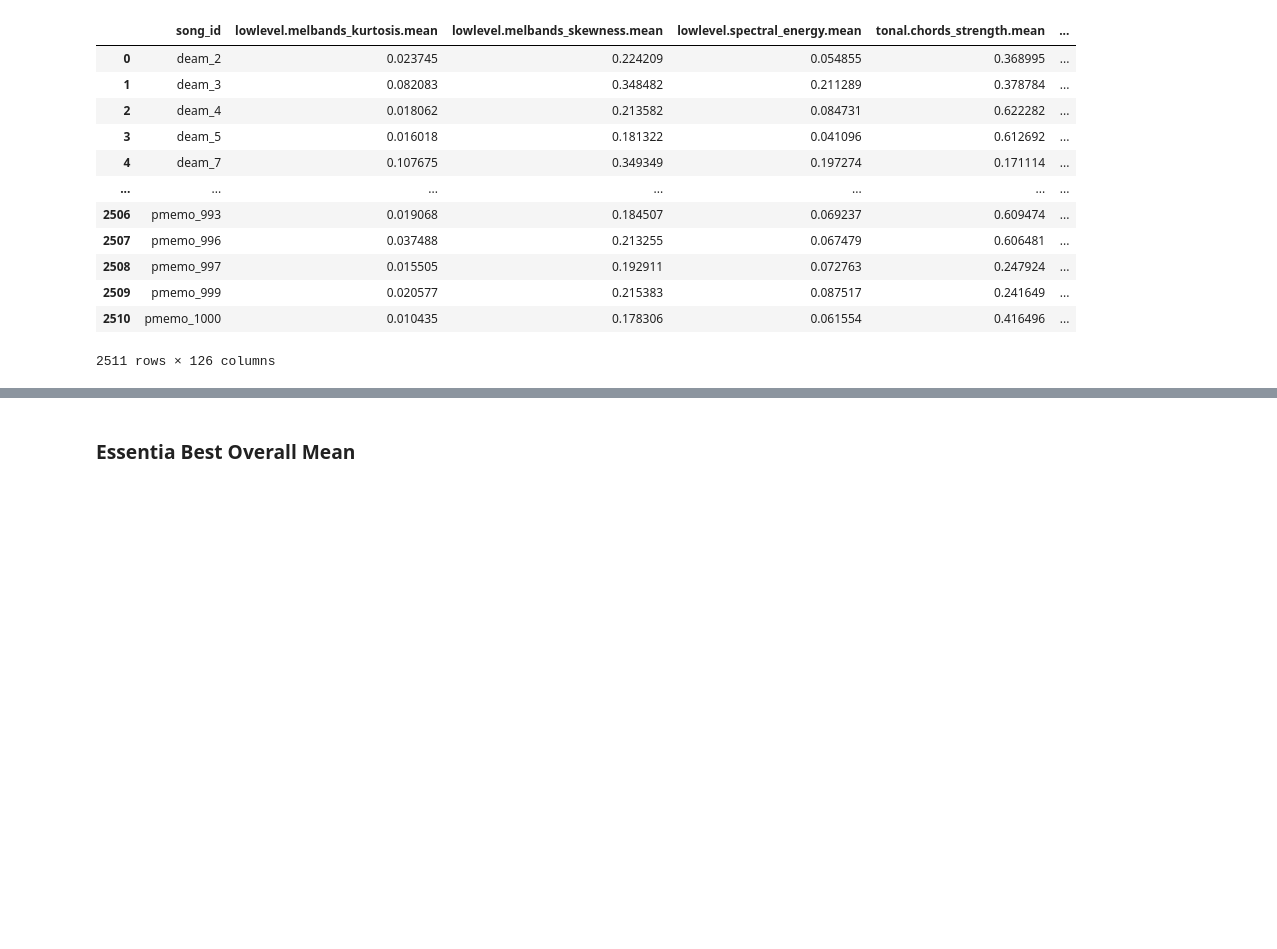
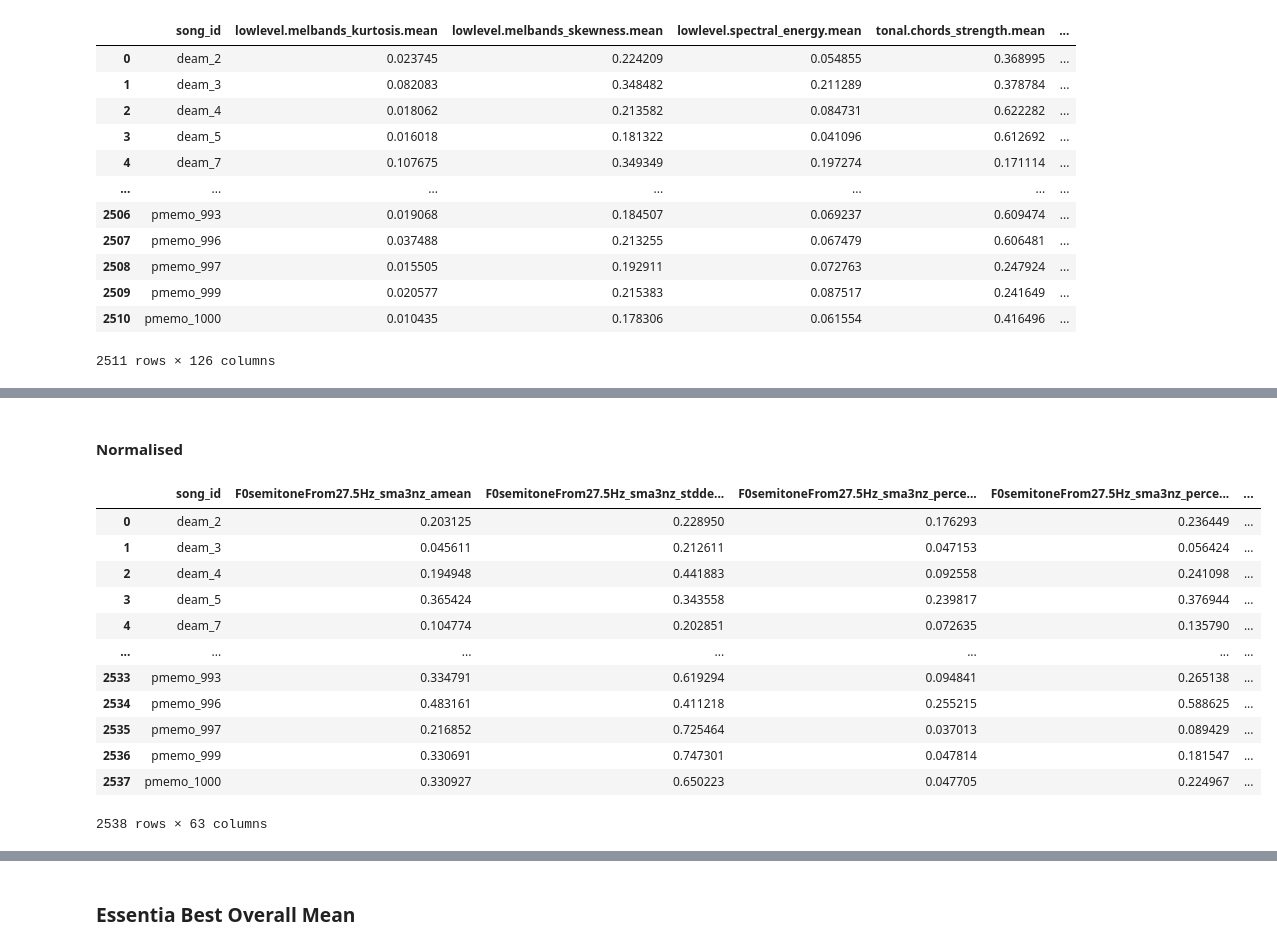
Before and after one commit to Fe-56/CDeeS, a Jupyter notebook: notebooks/dataset_combination.ipynb, the cells around one changed output, grey strips where cells are left out. Saved outputs shown, nothing was run; the diff lists cells and outputs as text; code cells hidden in the pictures; blank space fills up the shorter version.

```diff
--- a/notebooks/dataset_combination.ipynb
+++ b/notebooks/dataset_combination.ipynb
@@ -250,0 +463,18 @@ df_combined_normalised
+# %% [markdown]
+#### Normalised
+# %%
+df_combined_normalised
+# %% [output]
+|  | song_id | F0semitoneFrom27.5Hz_sma3nz_amean | F0semitoneFrom27.5Hz_sma3nz_stdde... | F0semitoneFrom27.5Hz_sma3nz_perce... | F0semitoneFrom27.5Hz_sma3nz_perce... | ... |
+| 0 | deam_2 | 0.203125 | 0.228950 | 0.176293 | 0.236449 | ... |
+| 1 | deam_3 | 0.045611 | 0.212611 | 0.047153 | 0.056424 | ... |
+| 2 | deam_4 | 0.194948 | 0.441883 | 0.092558 | 0.241098 | ... |
+| 3 | deam_5 | 0.365424 | 0.343558 | 0.239817 | 0.376944 | ... |
+| 4 | deam_7 | 0.104774 | 0.202851 | 0.072635 | 0.135790 | ... |
+| ... | ... | ... | ... | ... | ... | ... |
+| 2533 | pmemo_993 | 0.334791 | 0.619294 | 0.094841 | 0.265138 | ... |
+| 2534 | pmemo_996 | 0.483161 | 0.411218 | 0.255215 | 0.588625 | ... |
+| 2535 | pmemo_997 | 0.216852 | 0.725464 | 0.037013 | 0.089429 | ... |
+| 2536 | pmemo_999 | 0.330691 | 0.747301 | 0.047814 | 0.181547 | ... |
+| 2537 | pmemo_1000 | 0.330927 | 0.650223 | 0.047705 | 0.224967 | ... |
+2538 rows × 63 columns
```
Also changed, not shown: parts of 28 cells of this notebook, 3 other files.
